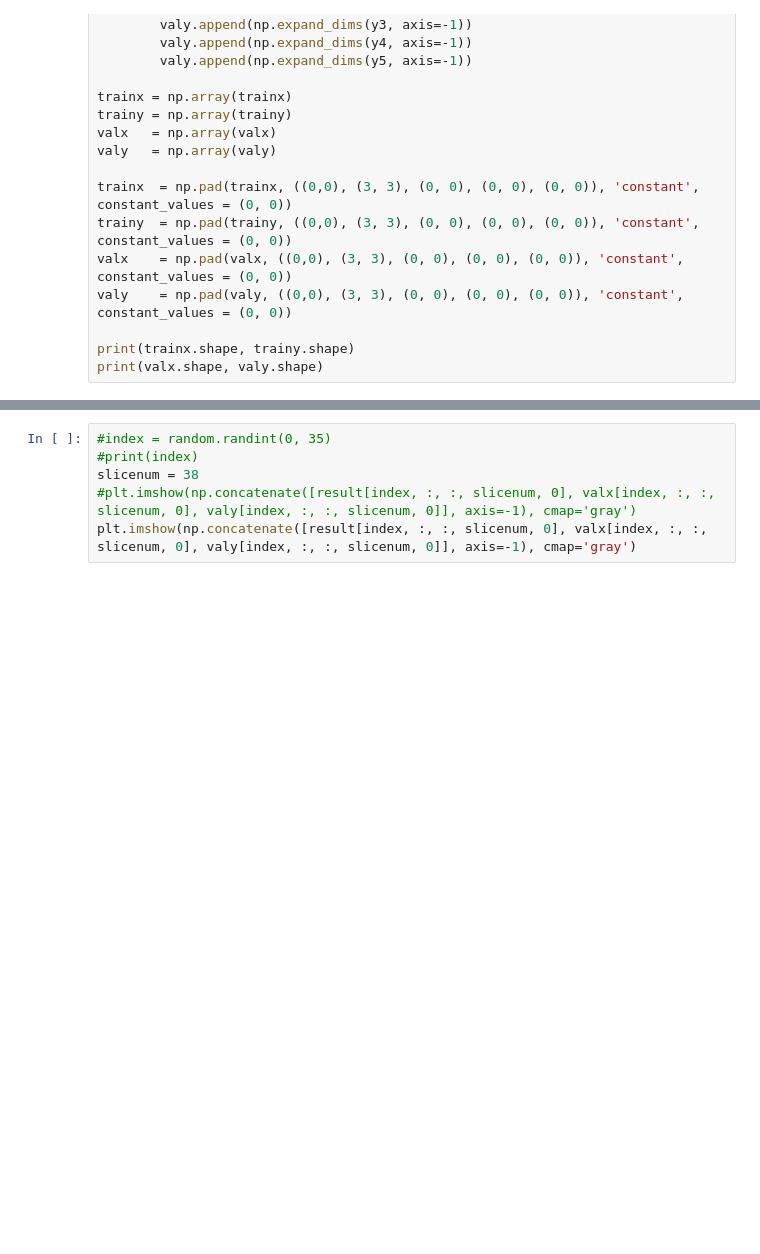
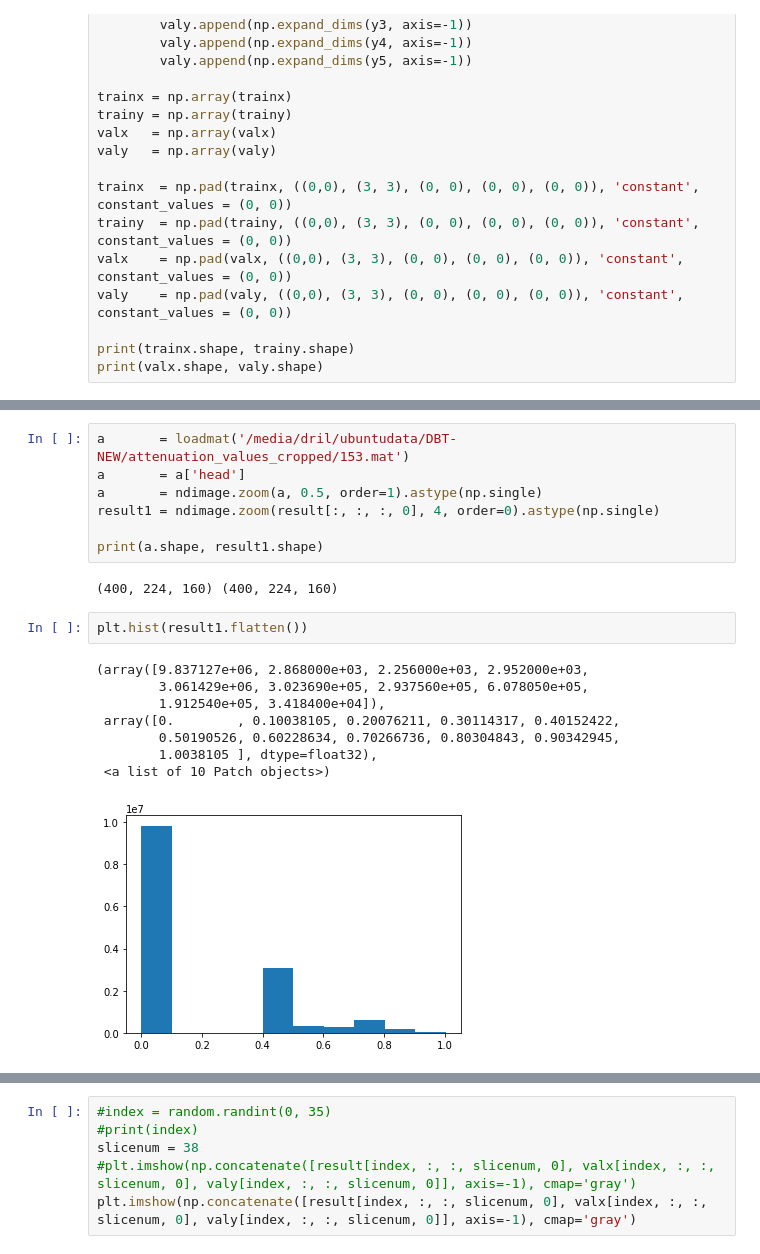
Before and after one commit to PranjalSahu/newrecon, a Jupyter notebook: recon1.ipynb, the cells around one changed output, grey strips where cells are left out. Drawn from its saved outputs; the diff is of its cells as text; blank space fills up the shorter version.

```diff
--- a/recon1.ipynb
+++ b/recon1.ipynb
@@ -496,0 +519,20 @@ print(result1.shape)
+# %%
+a       = loadmat('/media/dril/ubuntudata/DBT-NEW/attenuation_values_cropped/153.mat')
+a       = a['head']
+a       = ndimage.zoom(a, 0.5, order=1).astype(np.single)
+result1 = ndimage.zoom(result[:, :, :, 0], 4, order=0).astype(np.single)
+
+print(a.shape, result1.shape)
+# %% [output]
+(400, 224, 160) (400, 224, 160)
+# %%
+plt.hist(result1.flatten())
+# %% [output]
+(array([9.837127e+06, 2.868000e+03, 2.256000e+03, 2.952000e+03,
+        3.061429e+06, 3.023690e+05, 2.937560e+05, 6.078050e+05,
+        1.912540e+05, 3.418400e+04]),
+ array([0.        , 0.10038105, 0.20076211, 0.30114317, 0.40152422,
+        0.50190526, 0.60228634, 0.70266736, 0.80304843, 0.90342945,
+        1.0038105 ], dtype=float32),
+ <a list of 10 Patch objects>)
+[figure, added]
```
Also changed, not shown: parts of 14 cells of this notebook.
